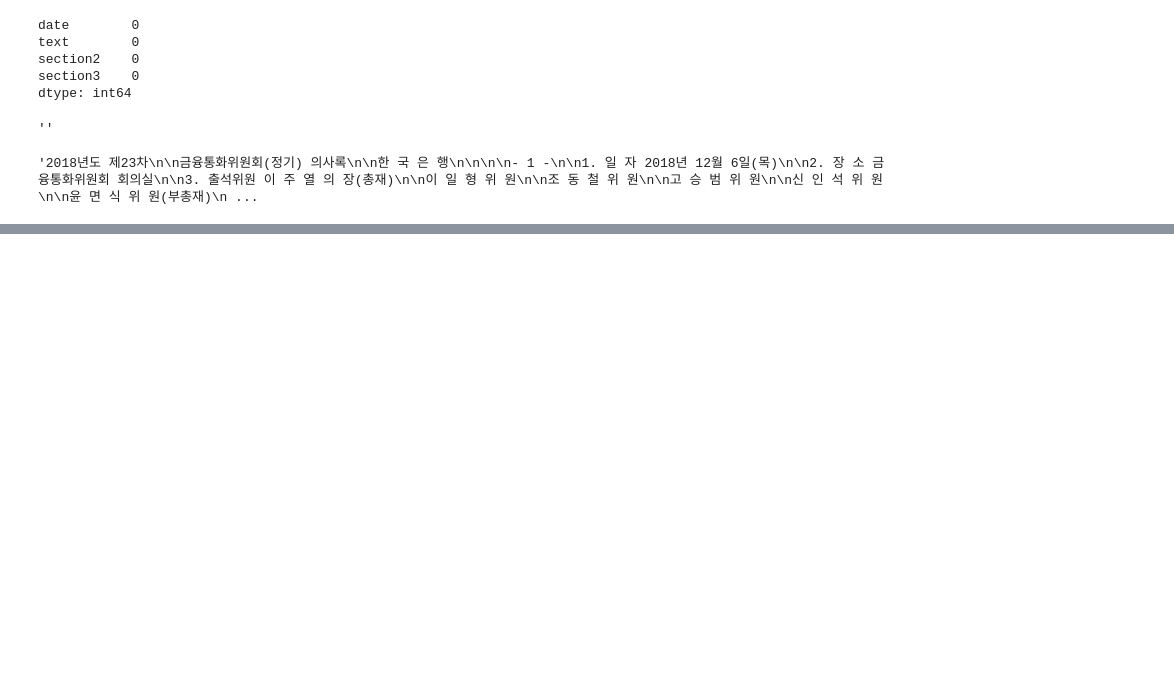
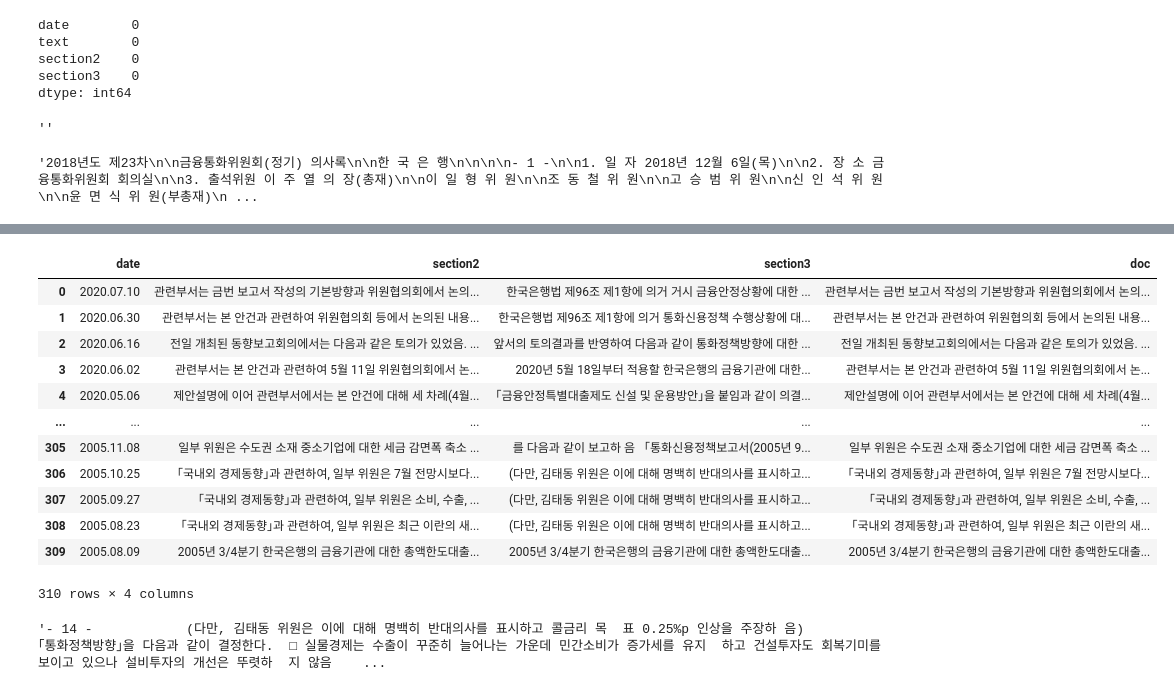
Before and after one commit to Dev-hottae/bok_project, a Jupyter notebook: bok_crawling/BOK_crawler.ipynb, the cells around one changed output, grey strips where cells are left out. Saved outputs shown, nothing was run; the diff lists cells and outputs as text; code cells hidden in the pictures; blank space fills up the shorter version.

```diff
--- a/bok_crawling/BOK_crawler.ipynb
+++ b/bok_crawling/BOK_crawler.ipynb
@@ -210,0 +291,35 @@ NameError: name 'dflkajsdlfjk' is not defined
+# %%
+# Section 3
+
+for se3 in bok_datas.iloc:
+    if type(se3['section3']) != type(np.nan):
+        se3.section3 = se3.section3.strip()
+        se3.section3 = re.sub('\(생략\)', '', se3.section3) # 생략기호 삭제
+        se3.section3 = re.sub('\<붙임\>', '', se3.section3) # 붙임기호 삭제
+        se3.section3 = re.sub('개정\(안\)', '', se3.section3) # 무의미 단어 삭제
+        se3.section3 = re.sub('원안대로 가결', '', se3.section3) # 무의미 단어 삭제
+        se3.section3 = re.sub('의결문 작성.가결', '', se3.section3) # 무의미 단어 삭제
+        se3.section3 = re.sub('의결사항', '', se3.section3) # 무의미 단어 삭제
+        se3.section3 = re.sub('- [0-9]{1,2} -', '', se3.section3) # 페이지번호 삭제
+
+# '앞서의 .* 였음.'
+
+bok_datas
+# %% [output]
+|  | date | section2 | section3 | doc |
+| 0 | 2020.07.10 | 관련부서는 금번 보고서 작성의 기본방향과 위원협의회에서 논의... | 한국은행법 제96조 제1항에 의거 거시 금융안정상황에 대한 ... | 관련부서는 금번 보고서 작성의 기본방향과 위원협의회에서 논의... |
+| 1 | 2020.06.30 | 관련부서는 본 안건과 관련하여 위원협의회 등에서 논의된 내용... | 한국은행법 제96조 제1항에 의거 통화신용정책 수행상황에 대... | 관련부서는 본 안건과 관련하여 위원협의회 등에서 논의된 내용... |
+| 2 | 2020.06.16 | 전일 개최된 동향보고회의에서는 다음과 같은 토의가 있었음. ... | 앞서의 토의결과를 반영하여 다음과 같이 통화정책방향에 대한 ... | 전일 개최된 동향보고회의에서는 다음과 같은 토의가 있었음. ... |
+| 3 | 2020.06.02 | 관련부서는 본 안건과 관련하여 5월 11일 위원협의회에서 논... | 2020년 5월 18일부터 적용할 한국은행의 금융기관에 대한... | 관련부서는 본 안건과 관련하여 5월 11일 위원협의회에서 논... |
+| 4 | 2020.05.06 | 제안설명에 이어 관련부서에서는 본 안건에 대해 세 차례(4월... | ｢금융안정특별대출제도 신설 및 운용방안｣을 붙임과 같이 의결... | 제안설명에 이어 관련부서에서는 본 안건에 대해 세 차례(4월... |
+| ... | ... | ... | ... | ... |
+| 305 | 2005.11.08 | 일부 위원은 수도권 소재 중소기업에 대한 세금 감면폭 축소 ... | 를 다음과 같이 보고하 음 「통화신용정책보고서(2005년 9... | 일부 위원은 수도권 소재 중소기업에 대한 세금 감면폭 축소 ... |
+| 306 | 2005.10.25 | ｢국내외 경제동향｣과 관련하여, 일부 위원은 7월 전망시보다... | (다만, 김태동 위원은 이에 대해 명백히 반대의사를 표시하고... | ｢국내외 경제동향｣과 관련하여, 일부 위원은 7월 전망시보다... |
+| 307 | 2005.09.27 | ｢국내외 경제동향｣과 관련하여, 일부 위원은 소비, 수출, ... | (다만, 김태동 위원은 이에 대해 명백히 반대의사를 표시하고... | ｢국내외 경제동향｣과 관련하여, 일부 위원은 소비, 수출, ... |
+| 308 | 2005.08.23 | ｢국내외 경제동향｣과 관련하여, 일부 위원은 최근 이란의 새... | (다만, 김태동 위원은 이에 대해 명백히 반대의사를 표시하고... | ｢국내외 경제동향｣과 관련하여, 일부 위원은 최근 이란의 새... |
+| 309 | 2005.08.09 | 2005년 3/4분기 한국은행의 금융기관에 대한 총액한도대출... | 2005년 3/4분기 한국은행의 금융기관에 대한 총액한도대출... | 2005년 3/4분기 한국은행의 금융기관에 대한 총액한도대출... |
+310 rows × 4 columns
+# %%
+bok_datas['section3'][308]
+# %% [output]
+'- 14 -            (다만, 김태동 위원은 이에 대해 명백히 반대의사를 표시하고 콜금리 목  표 0.25%p 인상을 주장하 음)            ｢통화정책방향｣을 다음과 같이 결정한다.  □ 실물경제는 수출이 꾸준히 늘어나는 가운데 민간소비가 증가세를 유지  하고 건설투자도 회복기미를 보이고 있으나 설비투자의 개선은 뚜렷하  지 않음    ...
```
Also changed, not shown: parts of 23 cells of this notebook, 1 other file.
